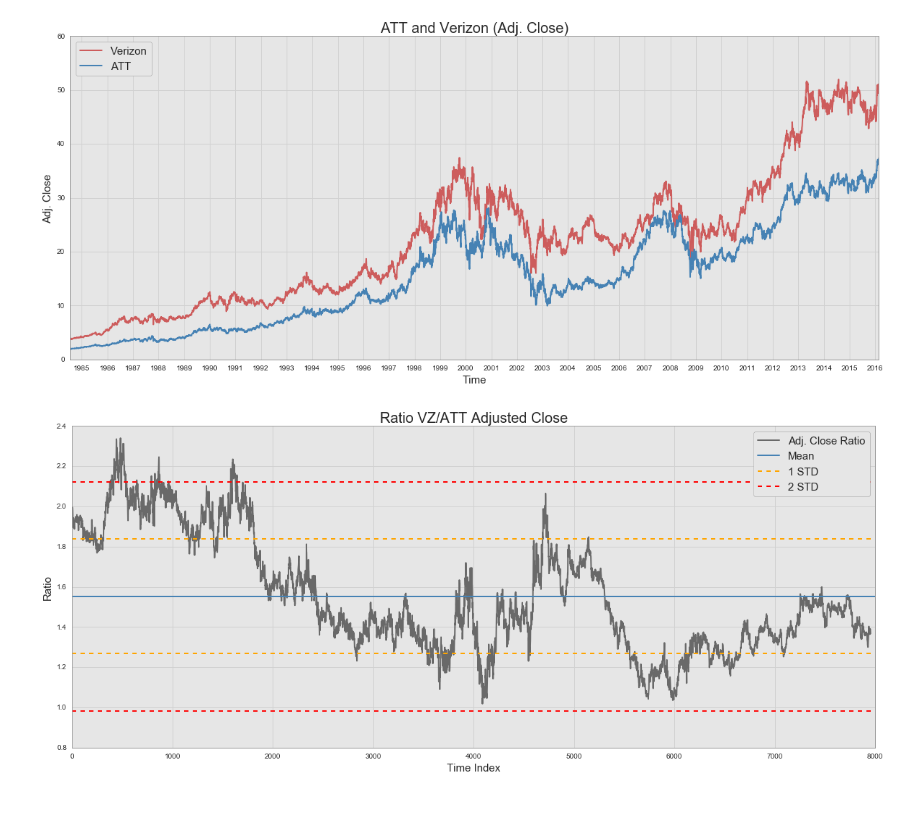
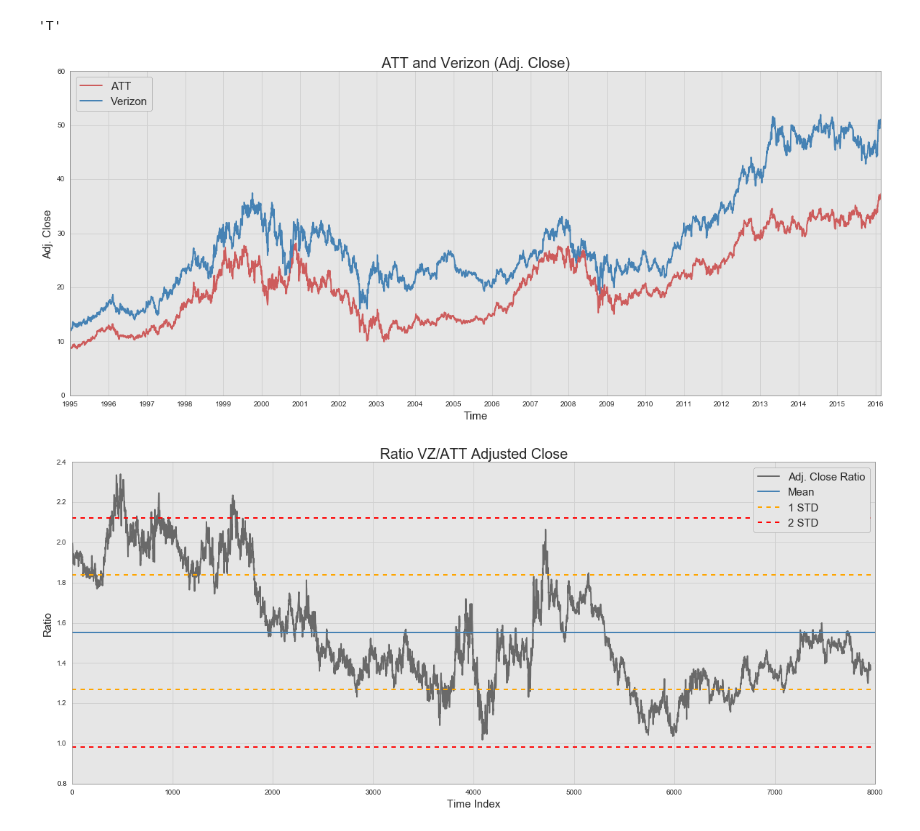
Before and after one commit to bbahmany/quant-finance, a Jupyter notebook: pairs-trading.ipynb, the cells around one changed output. Cells and saved outputs as stored; diff of their text form; code cells hidden in the pictures.

Commit message:
functions for reading and plotting series

```diff
--- a/pairs-trading.ipynb
+++ b/pairs-trading.ipynb
@@ -25,4 +18,0 @@ coco = Quandl.get("WIKI/KO", trim_start="1995-01-01")
-# %%
-time = vz.index
-assert vz.shape == att.shape
-vz.isnull().sum() + att.isnull().sum() == 0
@@ -54,0 +36,3 @@ att.tail(1)
+# %%
+cell = get_adj_close(['T', 'VZ'], start="1995-01-01")
+bev = get_adj_close(['PEP', 'KO'], start="1995-01-01")
@@ -55,22 +62,36 @@ att.tail(1)
+# %%
+cell.columns[0]
+# %% [output]
+'T'
 # %%
-fig, ax = plt.subplots(figsize=(20,8));
-years = YearLocator();
-yearsFmt = DateFormatter('%Y');
+def plot_pair(df, names):
+    """
+    Plot pair series with name subsitutions
+    """
+    tick1 = df.columns[0]
+    tick2 = df.columns[1]
 
-ax.xaxis.set_major_locator(years);
-ax.xaxis.set_major_formatter(yearsFmt);
-ax.autoscale_view();
+    fig, ax = plt.subplots(figsize=(20,8));
+    years = YearLocator();
+    yearsFmt = DateFormatter('%Y');
 
-plt.title('ATT and Verizon (Adj. Close)', fontsize=20);
-plt.ylabel('Adj. Close', fontsize=15);
-plt.xlabel('Time', fontsize=15);
+    ax.xaxis.set_major_locator(years);
+    ax.xaxis.set_major_formatter(yearsFmt);
+    ax.autoscale_view();
 
-ax.plot_date(time, vz['Adj. Close'], 'indianred', label='Verizon');
-ax.plot_date(time, att['Adj. Close'], 'steelblue', label='ATT');
+    plt.title(names[tick1] + ' and ' +
+              names[tick2] +' (Adj. Close)', fontsize=20);
+    plt.ylabel('Adj. Close', fontsize=15);
+    plt.xlabel('Time', fontsize=15);
 
-plt.legend(loc=2, prop={'size':15}, frameon=True);
+    ax.plot_date(df.index, df[tick1], 'indianred', label=names[tick1]);
+    ax.plot_date(df.index, df[tick2], 'steelblue', label=names[tick2]);
+
+    plt.legend(loc=2, prop={'size':15}, frameon=True);
-# %% [output]
-[figure, removed]
+# %%
+plot_pair(cell, {'T':'ATT', 'VZ':'Verizon'})
+# %% [output]
+[figure, added]
 # %%
 ratio = (vz['Adj. Close'] / att['Adj. Close'])
 # %%
```
Also changed, not shown: parts of 9 cells of this notebook.
